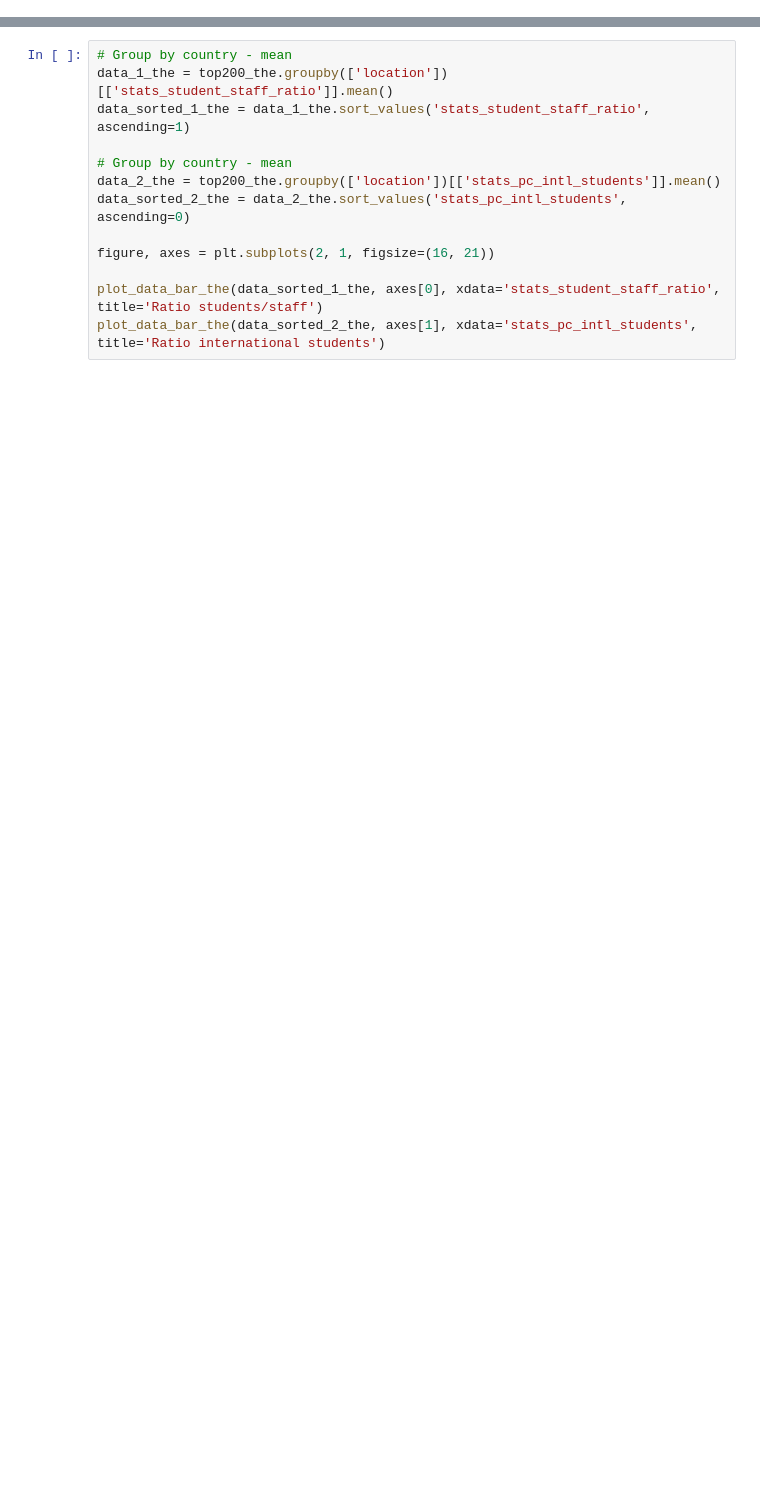
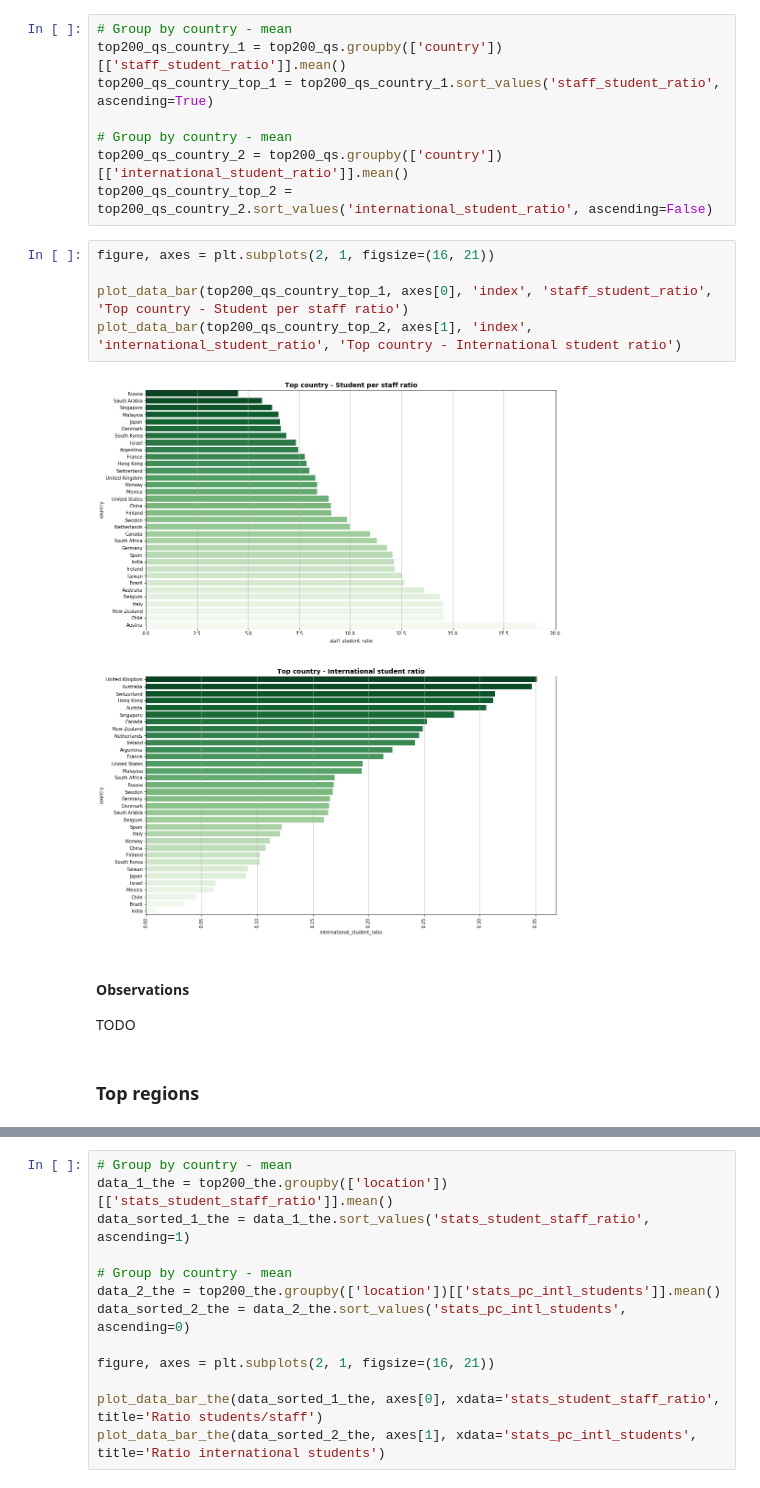
Before and after one commit to MsSquirrel/ADA---MAK, a Jupyter notebook: Homework 2/alex/Homework 2.ipynb, the cells around one changed output, grey strips where cells are left out. Cells and saved outputs as stored; diff of their text form; blank space fills up the shorter version.

```diff
--- a/Homework 2/alex/Homework 2.ipynb
+++ b/Homework 2/alex/Homework 2.ipynb
@@ -238,0 +134,20 @@ top200_the['stats_pc_intl_students'] = pd.to_numeric(top200_the['stats_pc_intl_s
+# %%
+# Group by country - mean
+top200_qs_country_1 = top200_qs.groupby(['country'])[['staff_student_ratio']].mean()
+top200_qs_country_top_1 = top200_qs_country_1.sort_values('staff_student_ratio', ascending=True)
+
+# Group by country - mean
+top200_qs_country_2 = top200_qs.groupby(['country'])[['international_student_ratio']].mean()
+top200_qs_country_top_2 = top200_qs_country_2.sort_values('international_student_ratio', ascending=False)
+# %%
+figure, axes = plt.subplots(2, 1, figsize=(16, 21))
+
+plot_data_bar(top200_qs_country_top_1, axes[0], 'index', 'staff_student_ratio', 'Top country - Student per staff ratio')
+plot_data_bar(top200_qs_country_top_2, axes[1], 'index', 'international_student_ratio', 'Top country - International student ratio')
+# %% [output]
+[figure, added]
+# %% [markdown]
+#### Observations
+TODO
+# %% [markdown]
+### Top regions
```
Also changed, not shown: parts of 65 cells of this notebook, 1 other file.
